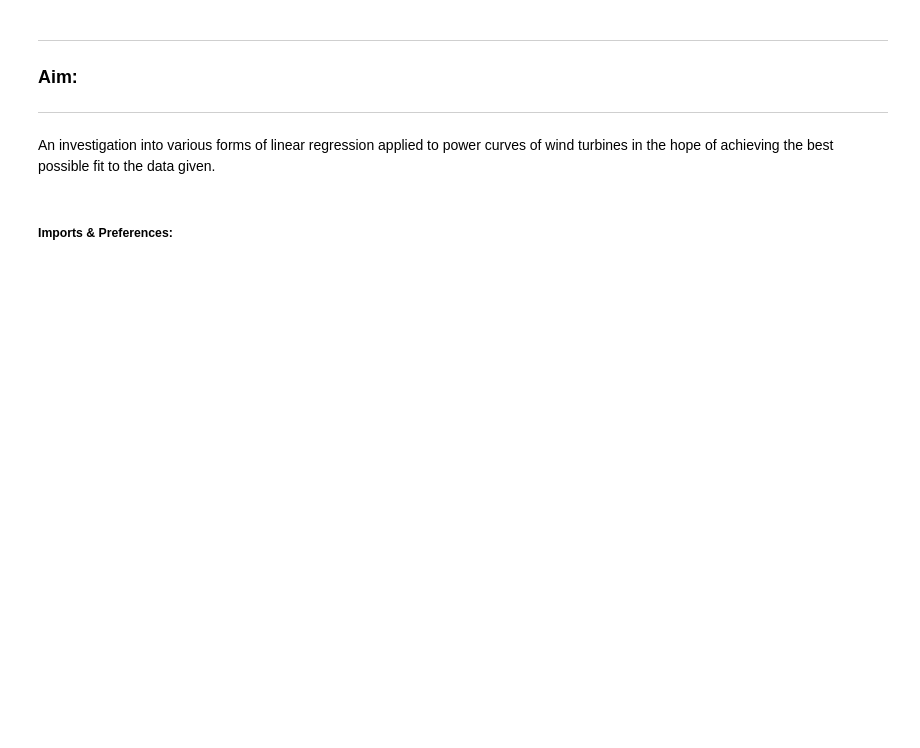
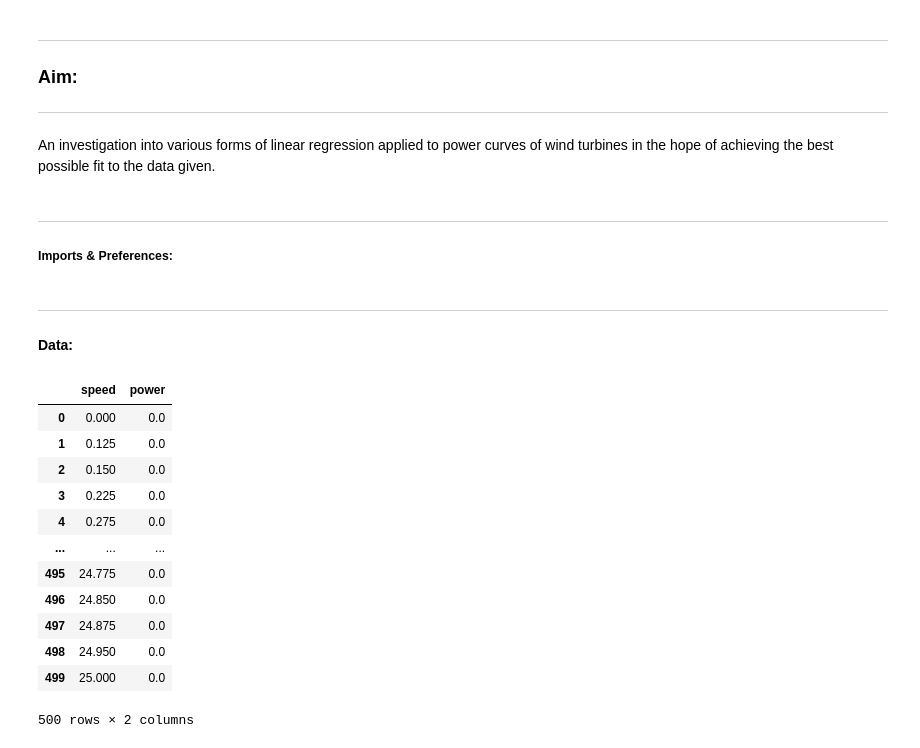
Before and after one commit to Crash-Bandicode/Project_FODA, a Jupyter notebook: Project_FODA.ipynb, the cells around one changed output. Cells and saved outputs as stored; diff of their text form; code cells hidden in the pictures; blank space fills up the shorter version.

Commit message:
Import data to pandas

```diff
--- a/Project_FODA.ipynb
+++ b/Project_FODA.ipynb
@@ -11,6 +11,7 @@
 # %% [markdown]
 An investigation into various forms of linear regression applied to power curves of wind turbines in the hope of achieving the best possible fit to the data given.
 # %% [markdown]
+***
 ##### Imports & Preferences:
 # %%
 # Numerical array and fitting lines:
@@ -24,3 +30,25 @@ plt.style.use('ggplot')
 
 # Bigger plots:
 plt.rcParams['figure.figsize'] = (18,10)
+# %% [markdown]
+***
+#### Data:
+# %%
+# Import data
+data = 'https://raw.githubusercontent.com/ianmcloughlin/2020A-machstat-project/master/dataset/powerproduction.csv'
+
+pd.read_csv(data)
+# %% [output]
+|  | speed | power |
+| 0 | 0.000 | 0.0 |
+| 1 | 0.125 | 0.0 |
+| 2 | 0.150 | 0.0 |
+| 3 | 0.225 | 0.0 |
+| 4 | 0.275 | 0.0 |
+| ... | ... | ... |
+| 495 | 24.775 | 0.0 |
+| 496 | 24.850 | 0.0 |
+| 497 | 24.875 | 0.0 |
+| 498 | 24.950 | 0.0 |
+| 499 | 25.000 | 0.0 |
+500 rows × 2 columns
```
Also changed, not shown: parts of 1 cell of this notebook.
